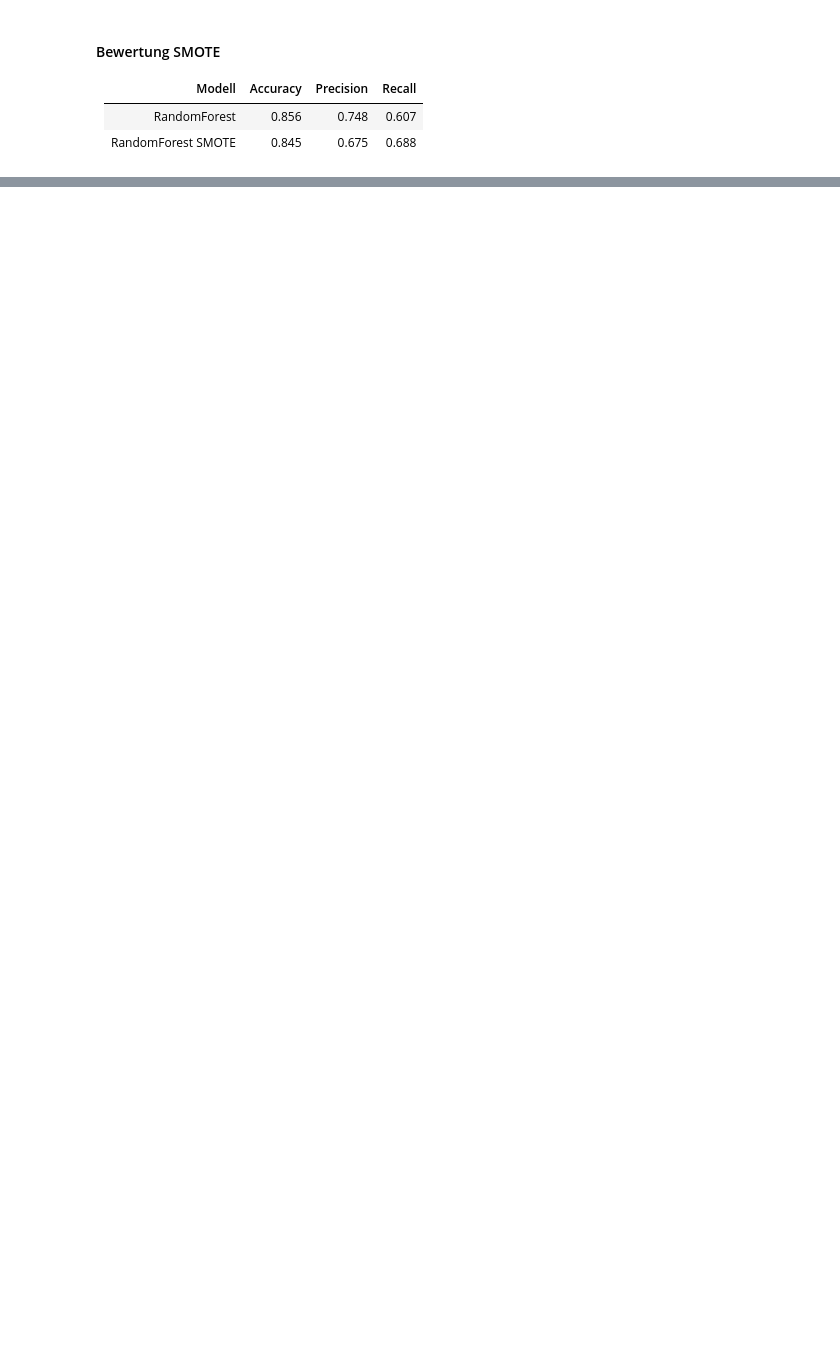
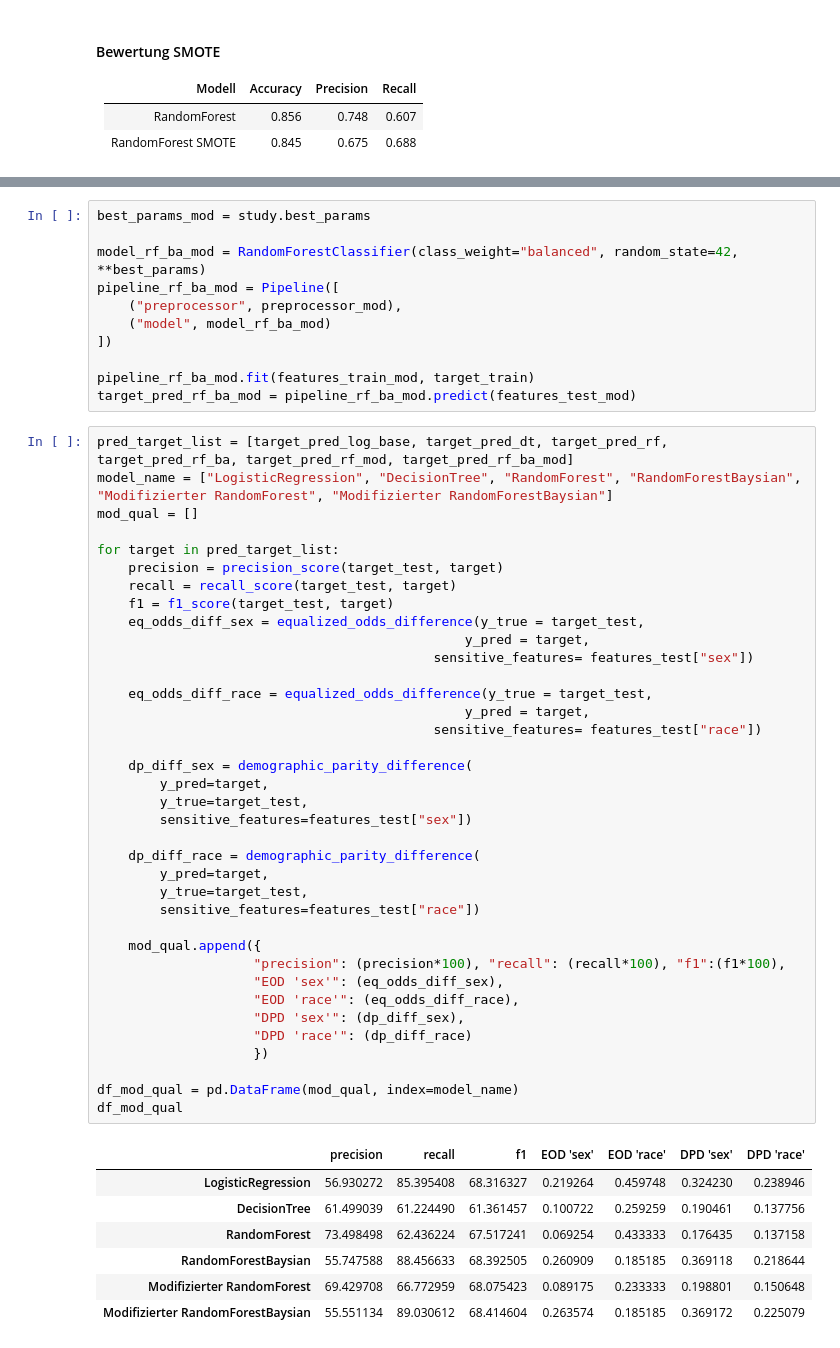
Before and after one commit to TobiasKipp3592/Adult_Cencus_Income_Project, a Jupyter notebook: data_science.ipynb, the cells around one changed output, grey strips where cells are left out. Saved outputs shown, nothing was run; the diff lists cells and outputs as text; blank space fills up the shorter version.

```diff
--- a/data_science.ipynb
+++ b/data_science.ipynb
@@ -677,0 +813,56 @@ print(results_bayesian)
+# %%
+best_params_mod = study.best_params
+
+model_rf_ba_mod = RandomForestClassifier(class_weight="balanced", random_state=42, **best_params)
+pipeline_rf_ba_mod = Pipeline([
+    ("preprocessor", preprocessor_mod),
+    ("model", model_rf_ba_mod)
+])
+
+pipeline_rf_ba_mod.fit(features_train_mod, target_train)
+target_pred_rf_ba_mod = pipeline_rf_ba_mod.predict(features_test_mod)
+# %%
+pred_target_list = [target_pred_log_base, target_pred_dt, target_pred_rf, target_pred_rf_ba, target_pred_rf_mod, target_pred_rf_ba_mod]
+model_name = ["LogisticRegression", "DecisionTree", "RandomForest", "RandomForestBaysian", "Modifizierter RandomForest", "Modifizierter RandomForestBaysian"]
+mod_qual = []
+
+for target in pred_target_list:
+    precision = precision_score(target_test, target)
+    recall = recall_score(target_test, target)
+    f1 = f1_score(target_test, target)
+    eq_odds_diff_sex = equalized_odds_difference(y_true = target_test,
+                                               y_pred = target,
+                                           sensitive_features= features_test["sex"])
+
+    eq_odds_diff_race = equalized_odds_difference(y_true = target_test,
+                                               y_pred = target,
+                                           sensitive_features= features_test["race"])
+
+    dp_diff_sex = demographic_parity_difference(
+        y_pred=target,
+        y_true=target_test,
+        sensitive_features=features_test["sex"])
+
+    dp_diff_race = demographic_parity_difference(
+        y_pred=target,
+        y_true=target_test,
+        sensitive_features=features_test["race"])
+
+    mod_qual.append({
+                    "precision": (precision*100), "recall": (recall*100), "f1":(f1*100),
+                    "EOD 'sex'": (eq_odds_diff_sex),
+                    "EOD 'race'": (eq_odds_diff_race),
+                    "DPD 'sex'": (dp_diff_sex),
+                    "DPD 'race'": (dp_diff_race)
+                    })
+
+df_mod_qual = pd.DataFrame(mod_qual, index=model_name)
+df_mod_qual
+# %% [output]
+|  | precision | recall | f1 | EOD 'sex' | EOD 'race' | DPD 'sex' | DPD 'race' |
+| LogisticRegression | 56.930272 | 85.395408 | 68.316327 | 0.219264 | 0.459748 | 0.324230 | 0.238946 |
+| DecisionTree | 61.499039 | 61.224490 | 61.361457 | 0.100722 | 0.259259 | 0.190461 | 0.137756 |
+| RandomForest | 73.498498 | 62.436224 | 67.517241 | 0.069254 | 0.433333 | 0.176435 | 0.137158 |
+| RandomForestBaysian | 55.747588 | 88.456633 | 68.392505 | 0.260909 | 0.185185 | 0.369118 | 0.218644 |
+| Modifizierter RandomForest | 69.429708 | 66.772959 | 68.075423 | 0.089175 | 0.233333 | 0.198801 | 0.150648 |
+| Modifizierter RandomForestBaysian | 55.551134 | 89.030612 | 68.414604 | 0.263574 | 0.185185 | 0.369172 | 0.225079 |
```
Also changed, not shown: parts of 26 cells of this notebook.
